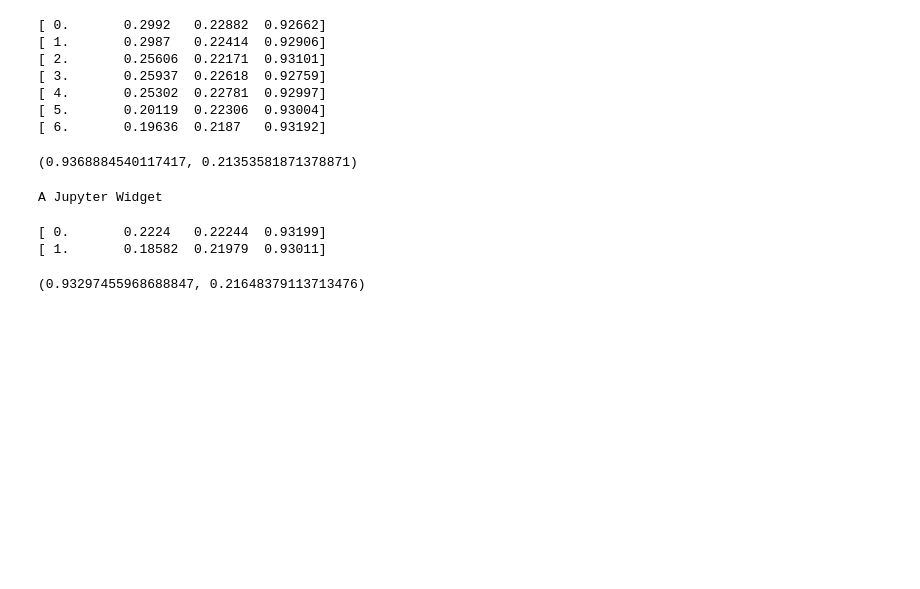
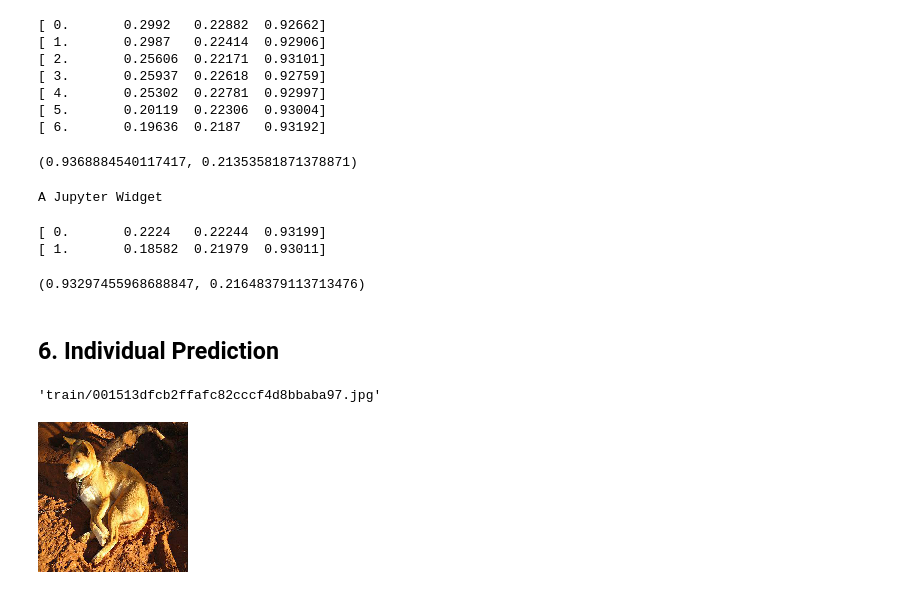
Before and after one commit to WNoxchi/deeplearningstudy, a Jupyter notebook: FADL1/lesson1-dogbreeds.ipynb, the cells around one changed output. Cells and saved outputs as stored; diff of their text form; code cells hidden in the pictures; blank space fills up the shorter version.

```diff
--- a/FADL1/lesson1-dogbreeds.ipynb
+++ b/FADL1/lesson1-dogbreeds.ipynb
@@ -252,0 +259,12 @@ accuracy(log_preds, y), metrics.log_loss(y, probs)
+# %% [markdown]
+## 6. Individual Prediction
+# %%
+fn = data.val_ds.fnames[0]
+# %%
+fn
+# %% [output]
+'train/001513dfcb2ffafc82cccf4d8bbaba97.jpg'
+# %%
+Image.open(PATH+fn).resize((150,150))
+# %% [output]
+[figure, added]
```
Also changed, not shown: parts of 8 cells of this notebook, 9 other files.
